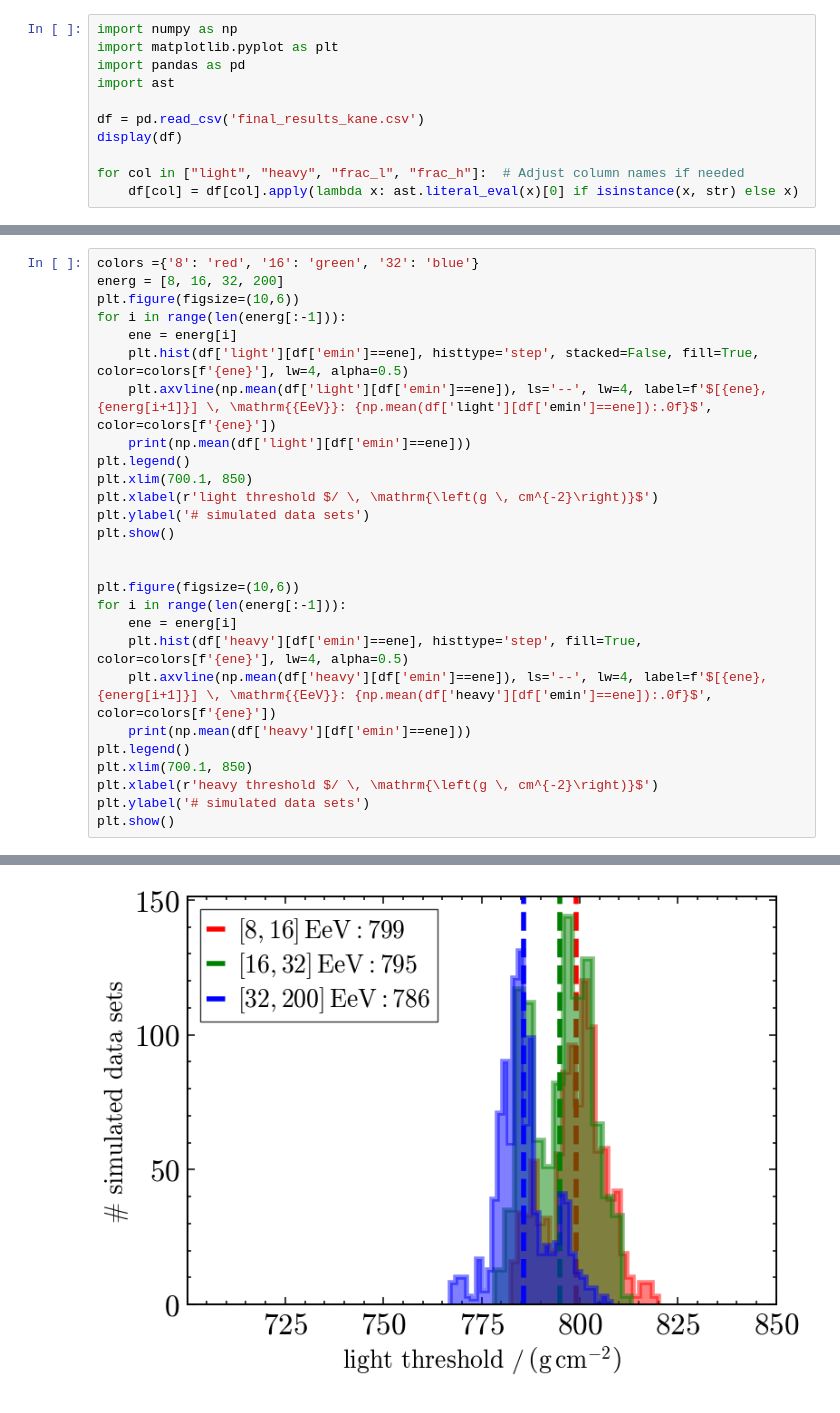
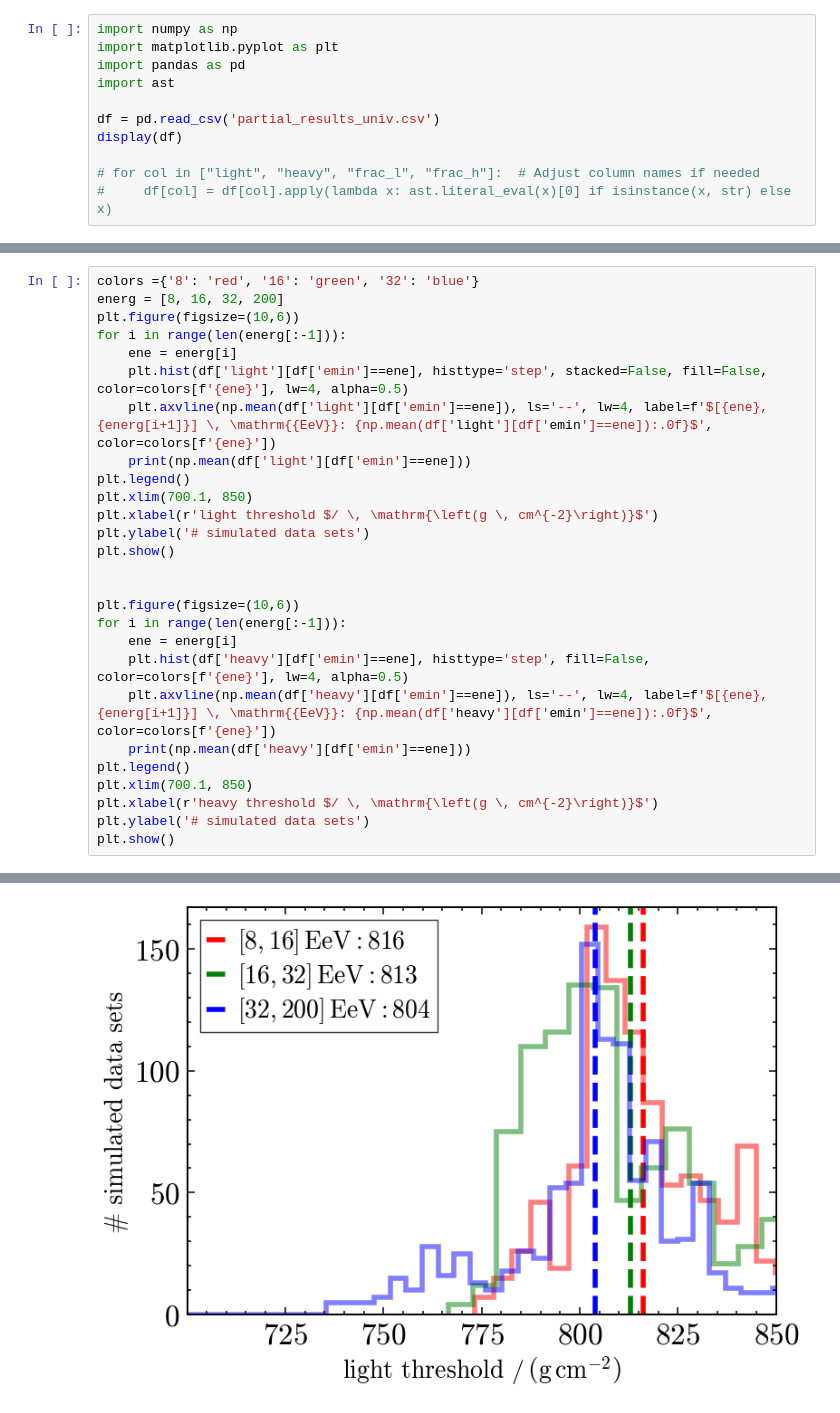
Before and after one commit to paolo-magnani/aixnet_simulations, a Jupyter notebook: final_plots.ipynb, the cells around one changed output, grey strips where cells are left out. Saved outputs shown, nothing was run; the diff lists cells and outputs as text.

```diff
--- a/final_plots.ipynb
+++ b/final_plots.ipynb
@@ -4,10 +4,10 @@ import matplotlib.pyplot as plt
 import pandas as pd
 import ast
 
-df = pd.read_csv('final_results_kane.csv')
+df = pd.read_csv('partial_results_univ.csv')
 display(df)
 
-for col in ["light", "heavy", "frac_l", "frac_h"]:  # Adjust column names if needed
-    df[col] = df[col].apply(lambda x: ast.literal_eval(x)[0] if isinstance(x, str) else x)
+# for col in ["light", "heavy", "frac_l", "frac_h"]:  # Adjust column names if needed
+#     df[col] = df[col].apply(lambda x: ast.literal_eval(x)[0] if isinstance(x, str) else x)
 # %% [output]
 |  | iter | emin | light | heavy | frac_l | frac_h |
@@ -68,7 +116,7 @@ energ = [8, 16, 32, 200]
 plt.figure(figsize=(10,6))
 for i in range(len(energ[:-1])):
     ene = energ[i]
-    plt.hist(df['light'][df['emin']==ene], histtype='step', stacked=False, fill=True, color=colors[f'{ene}'], lw=4, alpha=0.5)
+    plt.hist(df['light'][df['emin']==ene], histtype='step', stacked=False, fill=False, color=colors[f'{ene}'], lw=4, alpha=0.5)
     plt.axvline(np.mean(df['light'][df['emin']==ene]), ls='--', lw=4, label=f'$[{ene}, {energ[i+1]}] \, \mathrm{{EeV}}: {np.mean(df['light'][df['emin']==ene]):.0f}$', color=colors[f'{ene}'])
     print(np.mean(df['light'][df['emin']==ene]))
 plt.legend()
@@ -81,7 +129,7 @@ plt.show()
 plt.figure(figsize=(10,6))
 for i in range(len(energ[:-1])):
     ene = energ[i]
-    plt.hist(df['heavy'][df['emin']==ene], histtype='step', fill=True, color=colors[f'{ene}'], lw=4, alpha=0.5)
+    plt.hist(df['heavy'][df['emin']==ene], histtype='step', fill=False, color=colors[f'{ene}'], lw=4, alpha=0.5)
     plt.axvline(np.mean(df['heavy'][df['emin']==ene]), ls='--', lw=4, label=f'$[{ene}, {energ[i+1]}] \, \mathrm{{EeV}}: {np.mean(df['heavy'][df['emin']==ene]):.0f}$', color=colors[f'{ene}'])
     print(np.mean(df['heavy'][df['emin']==ene]))
 plt.legend()
@@ -96 +144 @@ plt.show()
-[figure, old version]
+[figure, new version]
```
Also changed, not shown: parts of 3 cells of this notebook, 11 other files.
